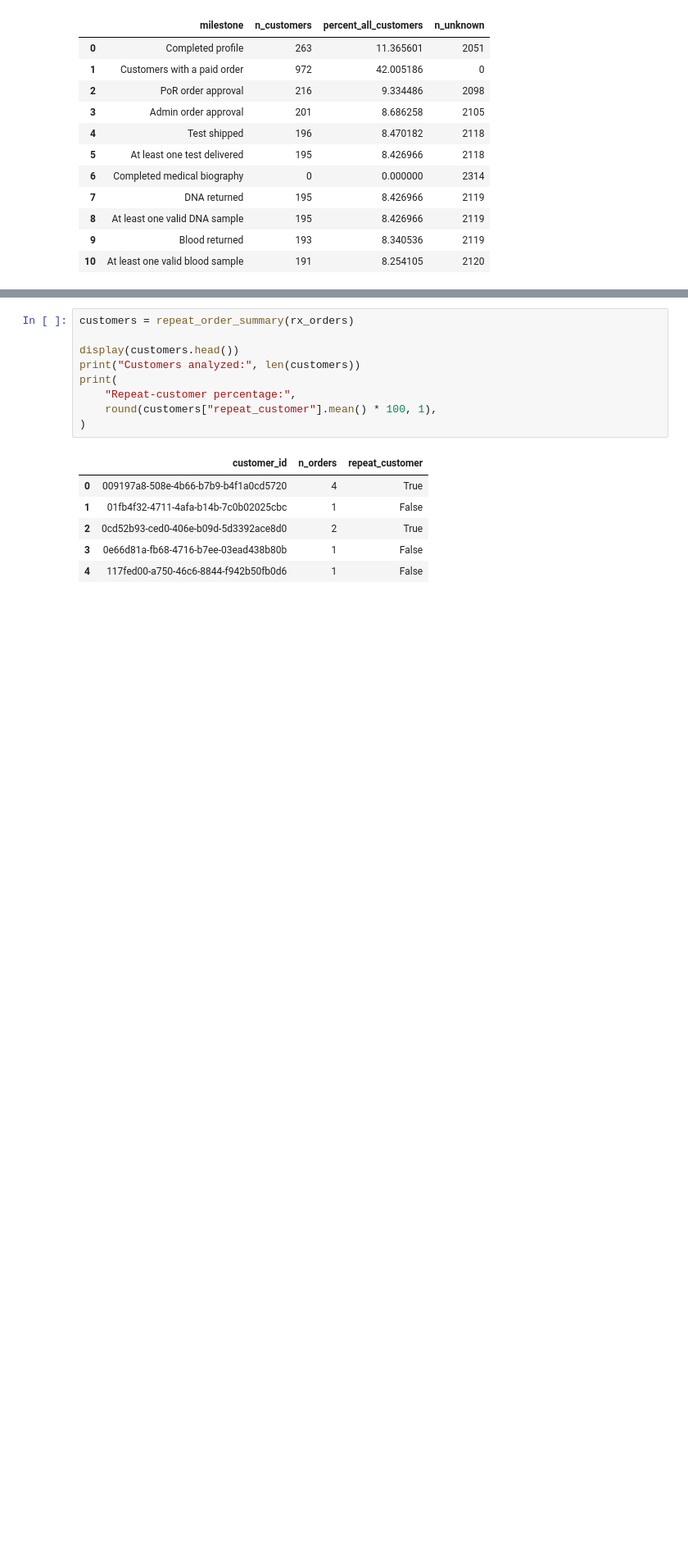
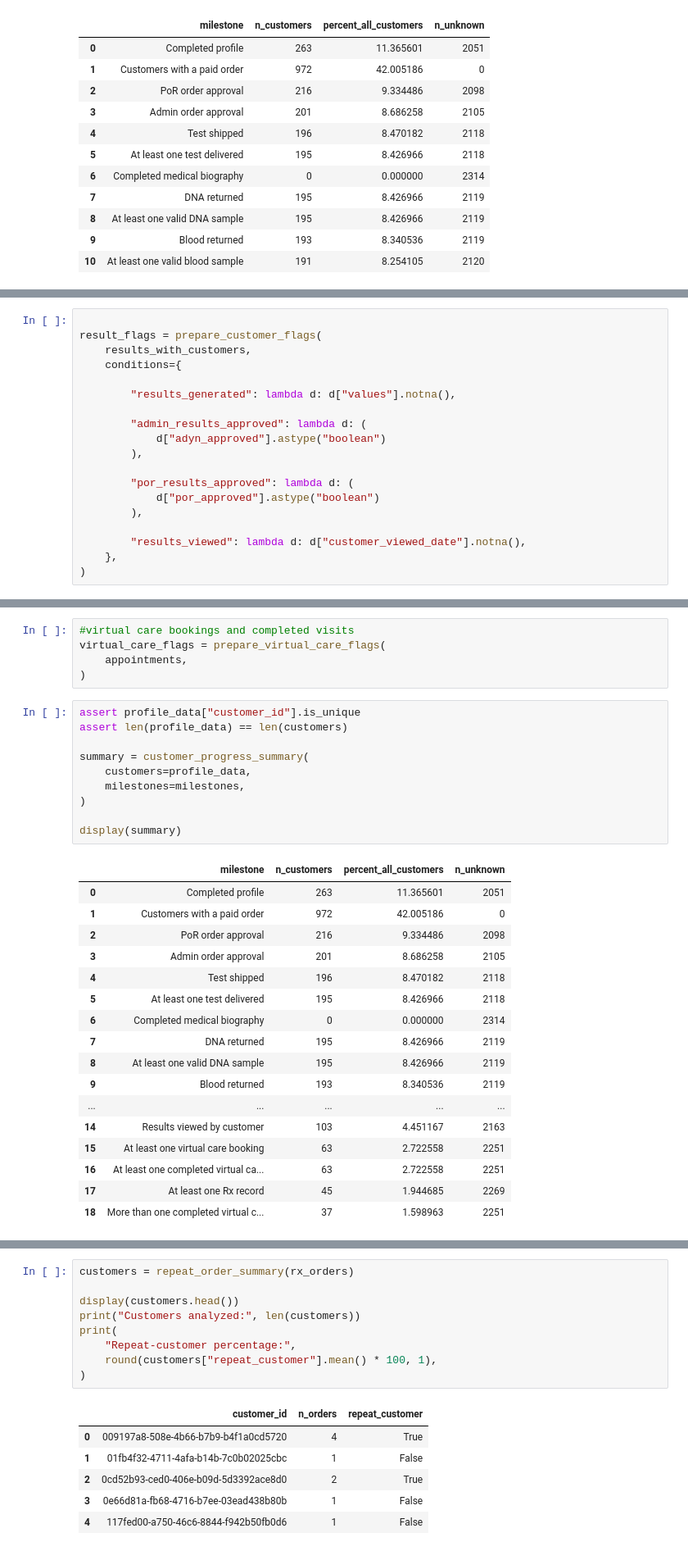
Before and after one commit to BlueMarginalist/DIIG-F26-Adyn, a Jupyter notebook: morgan/package.ipynb, the cells around one changed output, grey strips where cells are left out. Shown at 82% size. Cells and saved outputs as stored; diff of their text form; blank space fills up the shorter version.

```diff
--- a/morgan/package.ipynb
+++ b/morgan/package.ipynb
@@ -1551,0 +2028,19 @@ display(summary)
+# %%
+
+result_flags = prepare_customer_flags(
+    results_with_customers,
+    conditions={
+
+        "results_generated": lambda d: d["values"].notna(),
+
+        "admin_results_approved": lambda d: (
+            d["adyn_approved"].astype("boolean")
+        ),
+
+        "por_results_approved": lambda d: (
+            d["por_approved"].astype("boolean")
+        ),
+
+        "results_viewed": lambda d: d["customer_viewed_date"].notna(),
+    },
+)
@@ -1551,0 +2089,33 @@ display(summary)
+# %%
+#virtual care bookings and completed visits
+virtual_care_flags = prepare_virtual_care_flags(
+    appointments,
+)
+# %%
+assert profile_data["customer_id"].is_unique
+assert len(profile_data) == len(customers)
+
+summary = customer_progress_summary(
+    customers=profile_data,
+    milestones=milestones,
+)
+
+display(summary)
+# %% [output]
+|  | milestone | n_customers | percent_all_customers | n_unknown |
+| 0 | Completed profile | 263 | 11.365601 | 2051 |
+| 1 | Customers with a paid order | 972 | 42.005186 | 0 |
+| 2 | PoR order approval | 216 | 9.334486 | 2098 |
+| 3 | Admin order approval | 201 | 8.686258 | 2105 |
+| 4 | Test shipped | 196 | 8.470182 | 2118 |
+| 5 | At least one test delivered | 195 | 8.426966 | 2118 |
+| 6 | Completed medical biography | 0 | 0.000000 | 2314 |
+| 7 | DNA returned | 195 | 8.426966 | 2119 |
+| 8 | At least one valid DNA sample | 195 | 8.426966 | 2119 |
+| 9 | Blood returned | 193 | 8.340536 | 2119 |
+| ... | ... | ... | ... | ... |
+| 14 | Results viewed by customer | 103 | 4.451167 | 2163 |
+| 15 | At least one virtual care booking | 63 | 2.722558 | 2251 |
+| 16 | At least one completed virtual ca... | 63 | 2.722558 | 2251 |
+| 17 | At least one Rx record | 45 | 1.944685 | 2269 |
+| 18 | More than one completed virtual c... | 37 | 1.598963 | 2251 |
```
Also changed, not shown: parts of 25 cells of this notebook, 5 other files.
